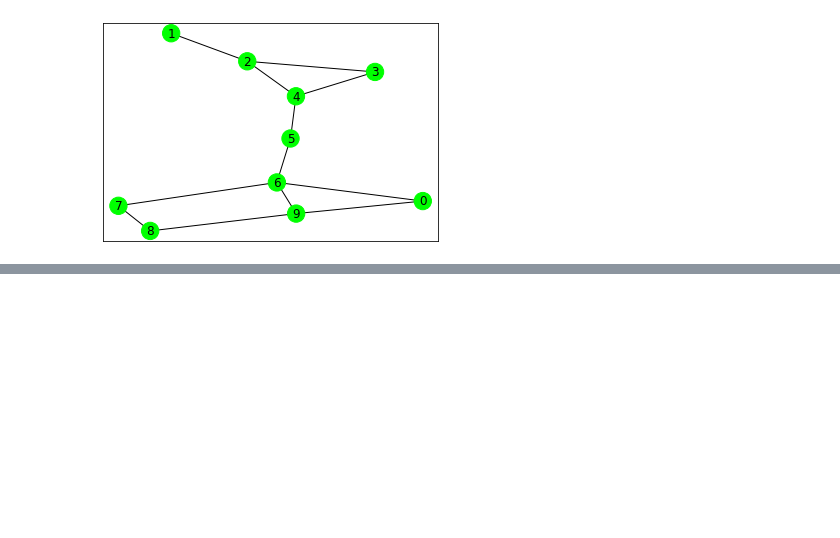
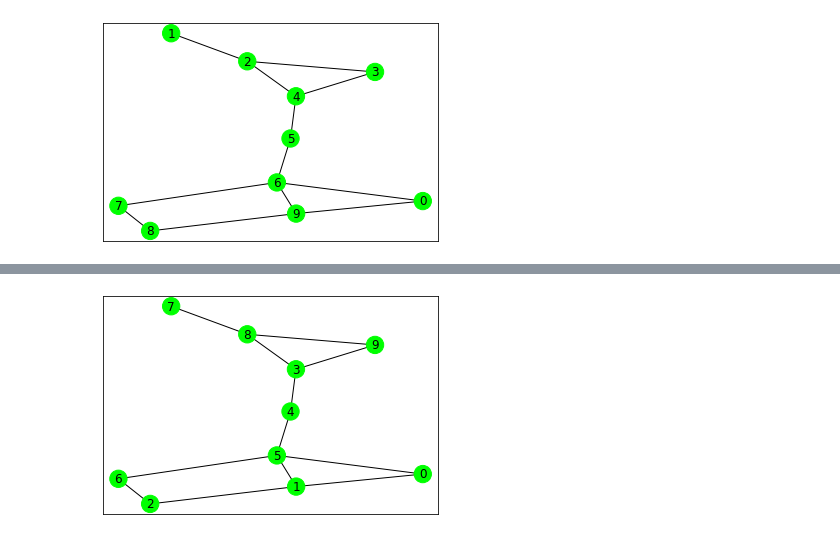
Before and after one commit to CDL-Quantum/CohortProject_2020, a Jupyter notebook: Project_4_Ising_Annealer/Challenge2.ipynb, the cells around one changed output, grey strips where cells are left out. Cells and saved outputs as stored; diff of their text form; code cells hidden in the pictures; blank space fills up the shorter version.

```diff
--- a/Project_4_Ising_Annealer/Challenge2.ipynb
+++ b/Project_4_Ising_Annealer/Challenge2.ipynb
@@ -323,0 +425,15 @@ draw_graph(G, node_color_list, node_label_dict)
+# %%
+import neal
+
+sampler = neal.SimulatedAnnealingSampler()
+answer = sampler.sample(bqm)
+lowest = answer.lowest()
+# %%
+solution = lowest.to_pandas_dataframe().iloc[0, 0:100].to_numpy().reshape(10, 10)
+
+path = find_path(solution)
+node_color_list = build_color_list(G.nodes, path)
+node_label_dict = build_node_path_label_dictionary(G.nodes, path)
+draw_graph(G, node_color_list, node_label_dict)
+# %% [output]
+[figure, added]
```
Also changed, not shown: parts of 11 cells of this notebook, 2 other files.
